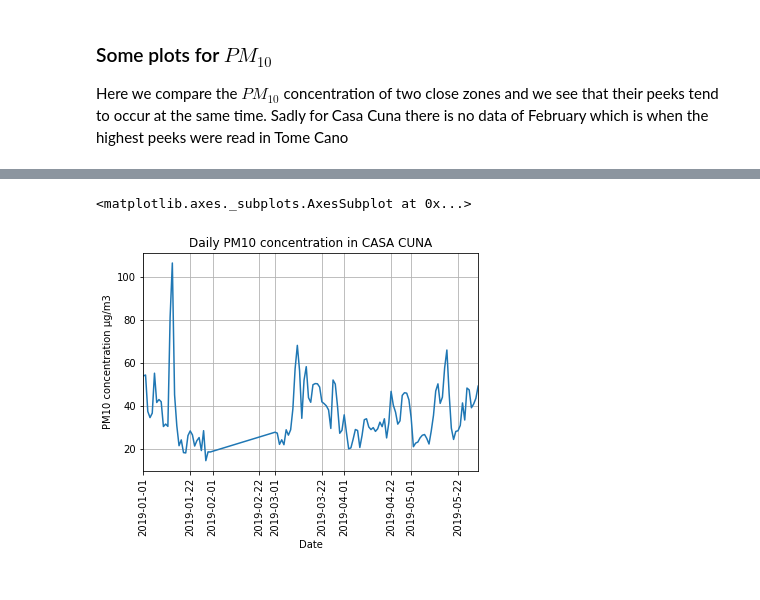
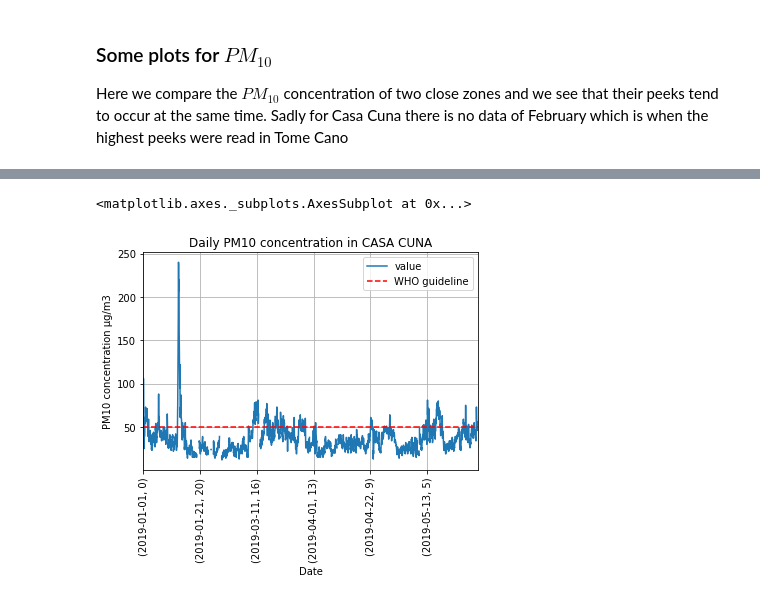
Before and after one commit to carlosdg/AirPollutionForecasting, a Jupyter notebook: Software/jupyter/notebooks/ExploringTheData.ipynb, the cells around one changed output, grey strips where cells are left out. Cells and saved outputs as stored; diff of their text form; code cells hidden in the pictures.

```diff
--- a/Software/jupyter/notebooks/ExploringTheData.ipynb
+++ b/Software/jupyter/notebooks/ExploringTheData.ipynb
@@ -181,7 +221,7 @@ def get_daily_timeseries_plot(variable, zone, ylabel):
     col_filter = ["date", "hour", "value"]
 
     df = data_frame.loc[row_filter, col_filter]
-    daily_df = df.groupby(["date"]).mean().loc[:, 'value']
+    daily_df = df.groupby(["date", "hour"]).mean().loc[:, 'value']
 
     plot = daily_df.plot(title=f"Daily {variable} concentration in {zone}", rot=90, grid=True)
     plot.set_xlabel("Date")
@@ -197,6 +240,9 @@ tome_cano_pm10_plot
 # %%
 casa_cuna_pm10_plot = get_daily_timeseries_plot("PM10", "CASA CUNA", "PM10 concentration µg/m3")
+casa_cuna_pm10_plot.axhline(50, color="red", linestyle="--", label="WHO guideline")
+casa_cuna_pm10_plot.legend()
+
 casa_cuna_pm10_plot
 # %% [output]
 <matplotlib.axes._subplots.AxesSubplot at 0x...>
-[figure, old version]
+[figure, new version]
```
Also changed, not shown: parts of 13 cells of this notebook.
